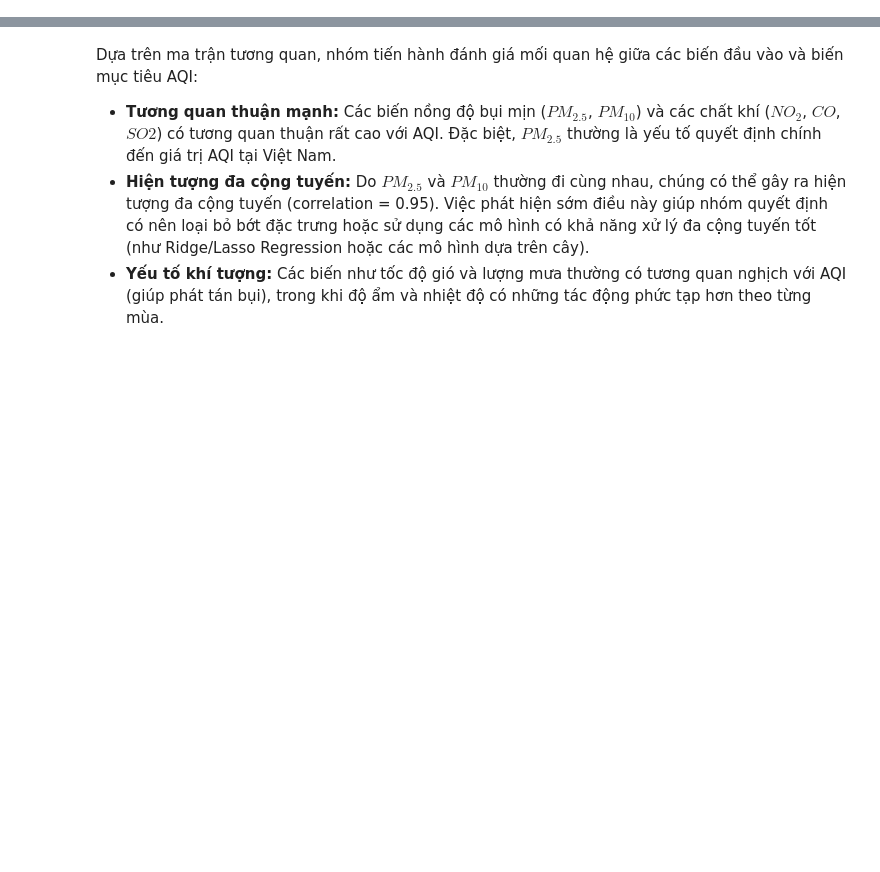
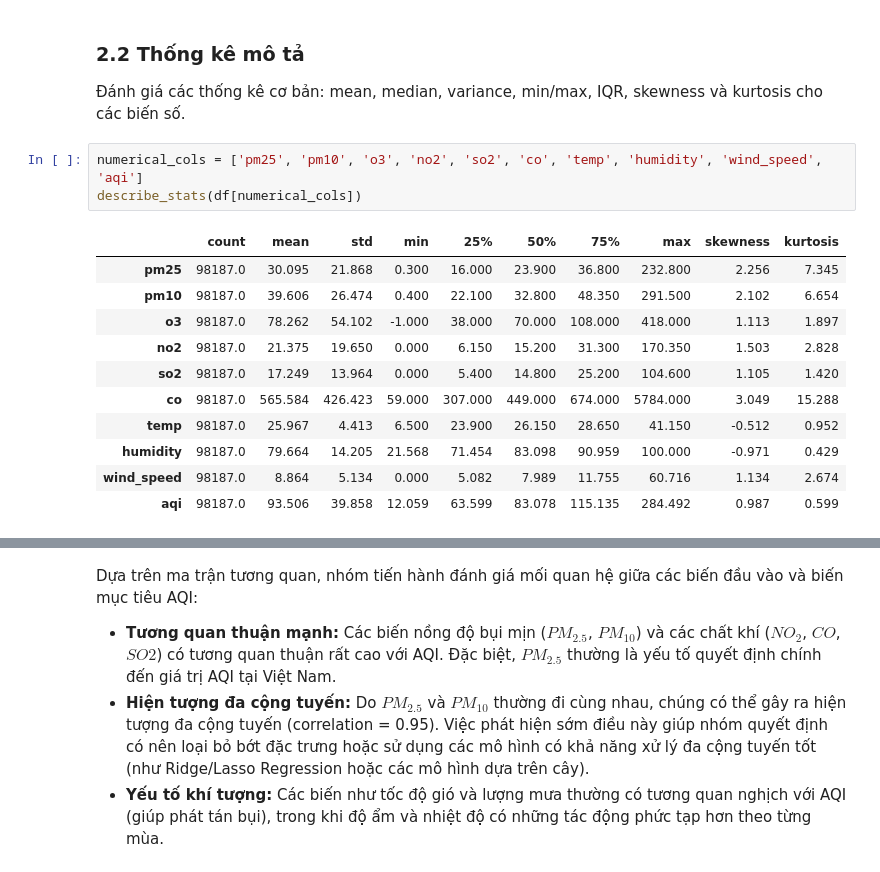
Before and after one commit to kimngoc280105/aqi-vietnam, a Jupyter notebook: code/notebook.ipynb, the cells around one changed output, grey strips where cells are left out. Cells and saved outputs as stored; diff of their text form; blank space fills up the shorter version.

Commit message:
Thêm mô tả feature. Thêm cột cho thống kê mô tả. Xử lí giá trị âm.

```diff
--- a/code/notebook.ipynb
+++ b/code/notebook.ipynb
@@ -85,3 +136,23 @@ Kích thước bộ dữ liệu: (98187, 34)
 | 3 | 2022-08-05 10:00:00 | 20.4 | 29.1 | 87.0 | 20.00 | 14.70 | 456.0 | 70.913330 | 107.854164 | Hà Nội | ... | ... |
 | 4 | 2022-08-05 11:00:00 | 22.2 | 31.8 | 98.0 | 20.40 | 15.85 | 476.0 | 70.430000 | 106.343760 | Hà Nội | ... | ... |
 5 rows × 34 columns
+# %% [markdown]
+<a id='2-2'></a>
+### 2.2 Thống kê mô tả
+
+Đánh giá các thống kê cơ bản: mean, median, variance, min/max, IQR, skewness và kurtosis cho các biến số.
+# %%
+numerical_cols = ['pm25', 'pm10', 'o3', 'no2', 'so2', 'co', 'temp', 'humidity', 'wind_speed', 'aqi']
+describe_stats(df[numerical_cols])
+# %% [output]
+|  | count | mean | std | min | 25% | 50% | 75% | max | skewness | kurtosis |
+| pm25 | 98187.0 | 30.095 | 21.868 | 0.300 | 16.000 | 23.900 | 36.800 | 232.800 | 2.256 | 7.345 |
+| pm10 | 98187.0 | 39.606 | 26.474 | 0.400 | 22.100 | 32.800 | 48.350 | 291.500 | 2.102 | 6.654 |
+| o3 | 98187.0 | 78.262 | 54.102 | -1.000 | 38.000 | 70.000 | 108.000 | 418.000 | 1.113 | 1.897 |
+| no2 | 98187.0 | 21.375 | 19.650 | 0.000 | 6.150 | 15.200 | 31.300 | 170.350 | 1.503 | 2.828 |
+| so2 | 98187.0 | 17.249 | 13.964 | 0.000 | 5.400 | 14.800 | 25.200 | 104.600 | 1.105 | 1.420 |
+| co | 98187.0 | 565.584 | 426.423 | 59.000 | 307.000 | 449.000 | 674.000 | 5784.000 | 3.049 | 15.288 |
+| temp | 98187.0 | 25.967 | 4.413 | 6.500 | 23.900 | 26.150 | 28.650 | 41.150 | -0.512 | 0.952 |
+| humidity | 98187.0 | 79.664 | 14.205 | 21.568 | 71.454 | 83.098 | 90.959 | 100.000 | -0.971 | 0.429 |
+| wind_speed | 98187.0 | 8.864 | 5.134 | 0.000 | 5.082 | 7.989 | 11.755 | 60.716 | 1.134 | 2.674 |
+| aqi | 98187.0 | 93.506 | 39.858 | 12.059 | 63.599 | 83.078 | 115.135 | 284.492 | 0.987 | 0.599 |
```
Also changed, not shown: parts of 19 cells of this notebook, 1 other file.
